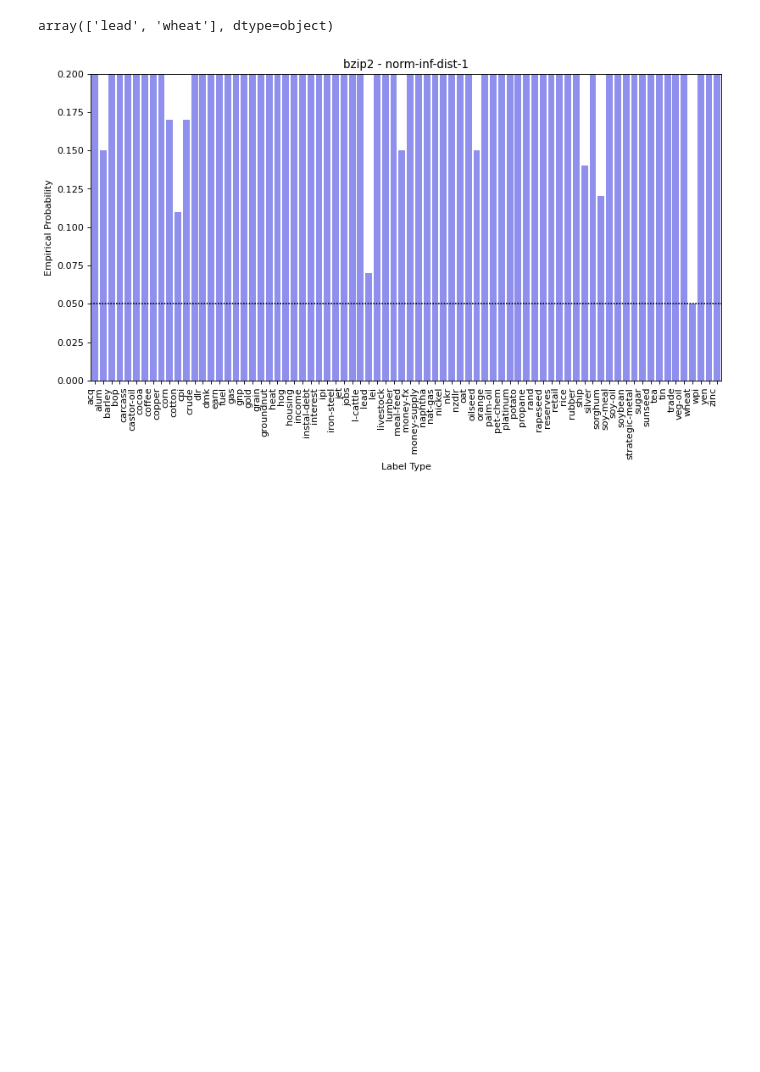
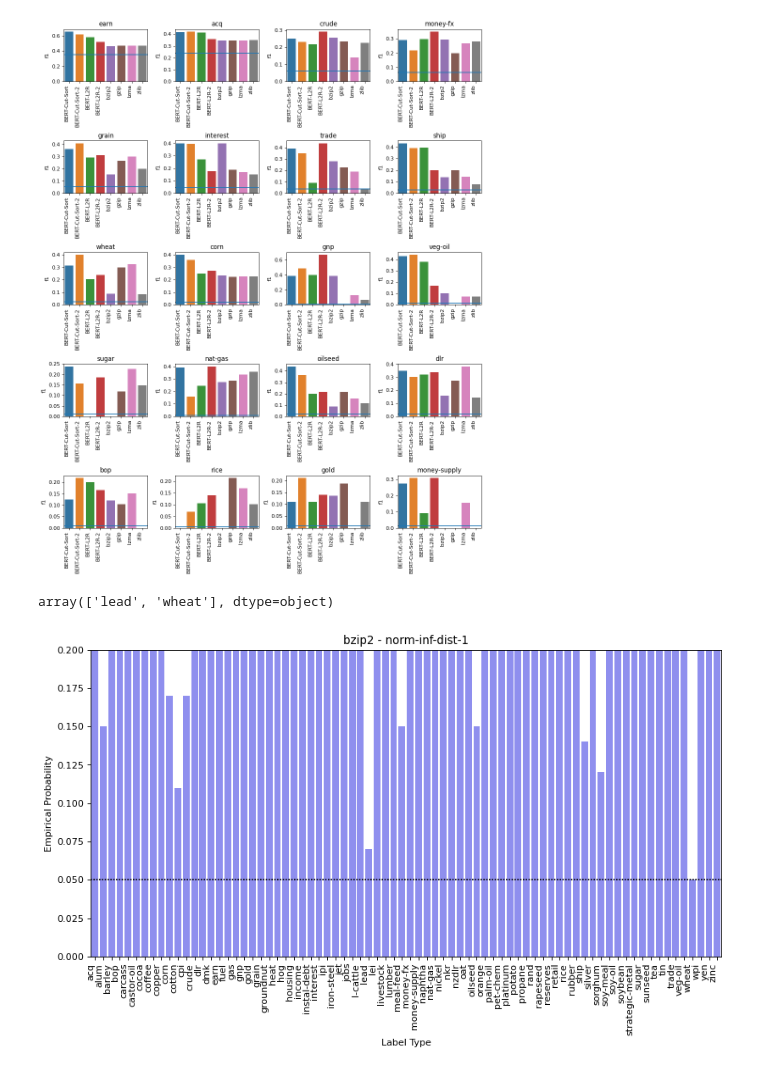
Before and after one commit to samuelbarrett1234/csproject, a Jupyter notebook: Reuters Analysis.ipynb, the cells around one changed output. Saved outputs shown, nothing was run; the diff lists cells and outputs as text; code cells hidden in the pictures; blank space fills up the shorter version.

```diff
--- a/Reuters Analysis.ipynb
+++ b/Reuters Analysis.ipynb
@@ -46,3 +106,29 @@ for compname in df["compname"].unique():
+# %%
+num = 20
+row = 4
+assert(num % row == 0)
+lbltypes = list(lbltype_counts.index)[::-1][:num]
+
+fig, axs = plt.subplots(num // row, row, figsize=(3 * row, 3 * (num // row)), dpi=80)
+
+for i in range(num // row):
+    for j, lbltype in enumerate(lbltypes[i * row : (i + 1) * row]):
+        df_partition = df_test[df_test["lbltype_name"] == lbltype]
+        df_partition = df_partition.sort_values(["num_instances", "compname"])
+        sns.barplot(data=df_partition, ax=axs[i][j],
+                    x="compname", y="f1")
+
+        axs[i][j].set_title(lbltype)
+        axs[i][j].set_xlabel('')
+        axs[i][j].set_ylabel(y_axis)
+        axs[i][j].axhline(y=(df_partition["num_instances"] / df_partition["seqpart_size"]).values[0])
+        axs[i][j].set_xticklabels(axs[i][j].get_xticklabels(), rotation=90, ha='right')
+
+fig.tight_layout()
+plt.savefig(GRAPHS + f"reuters-classification.svg", format="svg", bbox_inches='tight')
+plt.show()
+# %% [output]
+[figure, added]
 # %%
 df = pd.read_csv(FOLDER + "reuters_cuts.csv")
 df_val = df[df['seqpart'] == 1]
```
Also changed, not shown: parts of 9 cells of this notebook, 1 other file.
